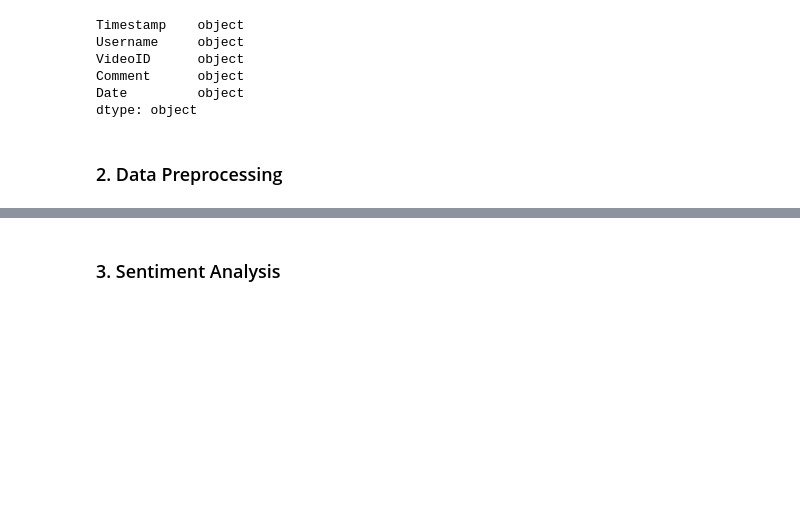
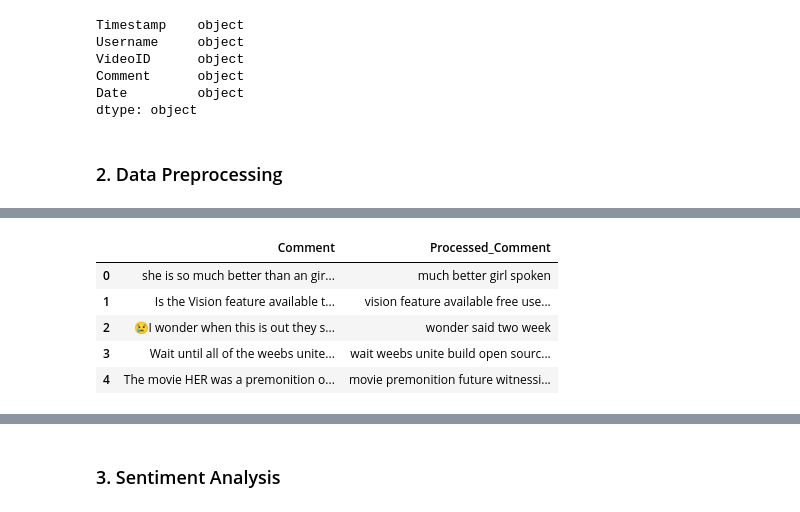
Before and after one commit to danrlei-martins-cct/ML_CA2, a Jupyter notebook: DanrleiMartins_ML_CA2.ipynb, the cells around one changed output, grey strips where cells are left out. Cells and saved outputs as stored; diff of their text form; code cells hidden in the pictures; blank space fills up the shorter version.

```diff
--- a/DanrleiMartins_ML_CA2.ipynb
+++ b/DanrleiMartins_ML_CA2.ipynb
@@ -805,0 +819,6 @@ dtype: object
+# %%
+# Remove rows with missing values in the 'Comment' column
+openai_youtube_df = openai_youtube_df.dropna(subset=['Comment'])
+
+# Verify the shape after removing missing values and column
+openai_youtube_df.shape
@@ -805,0 +842,27 @@ dtype: object
+# %%
+# Initialize lemmatizer and stop words
+lemmatizer = WordNetLemmatizer()
+stop_words = set(stopwords.words('english'))
+# %%
+def preprocess_text(text):
+    # Remove non-alphanumeric characters (except spaces)
+    text = re.sub(r'[^a-zA-Z0-9\s]', '', text)
+    # Tokenize the text into individual words and convert to lowercase
+    tokens = word_tokenize(text.lower())
+    # Remove stop words (e.g. 'the', 'a', 'is') and lemmatize (reducing words to their root) tokens
+    tokens = [lemmatizer.lemmatize(word) for word in tokens if word not in stop_words]
+    # Joins processed tokens into single strings
+    return ' '.join(tokens)
+# %%
+# Apply preprocessing to comments
+openai_youtube_df['Processed_Comment'] = openai_youtube_df['Comment'].apply(preprocess_text)
+# %%
+# Verify the first few preprocessed comments
+openai_youtube_df[['Comment', 'Processed_Comment']].head()
+# %% [output]
+|  | Comment | Processed_Comment |
+| 0 | she is so much better than an gir... | much better girl spoken |
+| 1 | Is the Vision feature available t... | vision feature available free use... |
+| 2 | 😢I wonder when this is out they s... | wonder said two week |
+| 3 | Wait until all of the weebs unite... | wait weebs unite build open sourc... |
+| 4 | The movie HER was a premonition o... | movie premonition future witnessi... |
```
Also changed, not shown: parts of 14 cells of this notebook.
